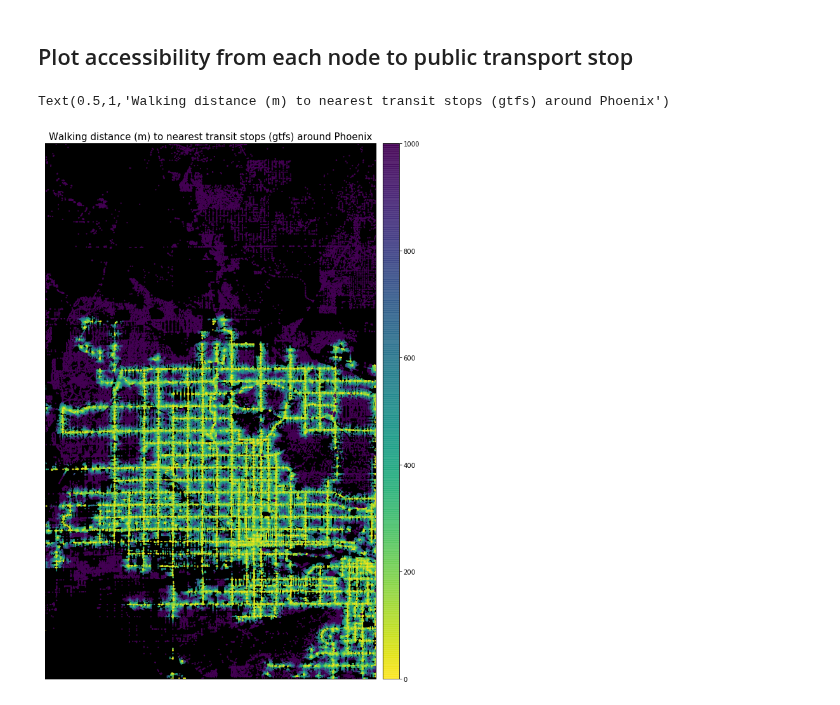
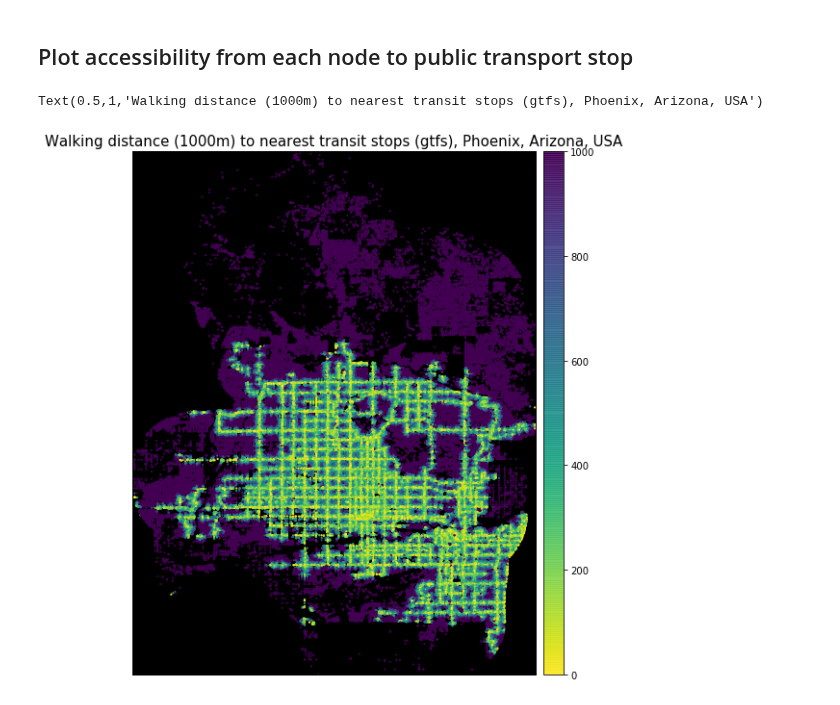
Before and after one commit to healthysustainablecities/global-indicators, a Jupyter notebook: process/4_phoenix_access_transport.ipynb, the cells around one changed output. Saved outputs shown, nothing was run; the diff lists cells and outputs as text; code cells hidden in the pictures.

Commit message:
clean configeration set up and update accessibility with OSM pedestrain network

```diff
--- a/process/4_phoenix_access_transport.ipynb
+++ b/process/4_phoenix_access_transport.ipynb
@@ -52,8 +92,3 @@ Phx_metrostops.head()
 # %% [markdown]
 ## Load the OSM streetnetwork graph using OSMnx
-# %%
-place = 'Phoenix, Arizona, USA'
-# %%
-Phx_osm_all = ox.load_graphml('{studyregion}_all{suffix}.graphml'.format(studyregion = place, suffix = config.time), folder = config.OSM_data_loc)
-Phx_osm_all_gdfs = ox.graph_to_gdfs(Phx_osm_all, nodes=False, edges=True, fill_edge_geometry=True)
 # %%
@@ -107,7 +149,7 @@ Network with 205,891 nodes loaded from HDF5 in 28.77 secs
 network.precompute(distance + 1)
 # %%
 # initialize a category for all amenities with the locations specified by the lon and lat columns
-network.set_pois(category='all', maxdist=distance, maxitems=num_pois, x_col=Phx_metrostops['stop_lon'], y_col=Phx_metrostops['stop_lat'])
+network.set_pois(category='all', maxdist=distance, maxitems=num_pois, x_col=gdf_stops['stop_lon'], y_col=gdf_stops['stop_lat'])
 # %%
 # searches for the n nearest amenities (of all types) to each node in the network
 all_access = network.nearest_pois(distance=distance, category='all', num_pois=num_pois)
@@ -128,42 +169,12 @@ all_access.head()
 # %% [markdown]
 ## Plot accessibility from each node to public transport stop
-# %%
-# keyword arguments to pass for the matplotlib figure
-bbox_aspect_ratio = (bbox[2] - bbox[0]) / (bbox[3] - bbox[1])
-fig_kwargs = {'facecolor':'w',
-              'figsize':(10, 10 * bbox_aspect_ratio)}
-
-# keyword arguments to pass for scatter plots
-plot_kwargs = {'s':5,
-               'alpha':0.9,
-               'cmap':'viridis_r',
-               'edgecolor':'none'}
-
-# network aggregation plots are the same as regular scatter plots, but without a reversed colormap
-agg_plot_kwargs = plot_kwargs.copy()
-agg_plot_kwargs['cmap'] = 'viridis'
-
-# keyword arguments to pass for hex bin plots
-hex_plot_kwargs = {'gridsize':60,
-                   'alpha':0.9,
-                   'cmap':'viridis_r',
-                   'edgecolor':'none'}
-
-# keyword arguments to pass to make the colorbar
-cbar_kwargs = {}
-
-# keyword arguments to pass to basemap
-bmap_kwargs = {}
-
-# color to make the background of the axis
-bgcolor = 'k'
 # %%
 # distance to the nearest amenity of any type
 n = 1
-bmap, fig, ax = network.plot(all_access[n], bbox=bbox, plot_kwargs=plot_kwargs, fig_kwargs=fig_kwargs, bmap_kwargs=bmap_kwargs, cbar_kwargs=cbar_kwargs)
+bmap, fig, ax = network.plot(all_access[n], plot_kwargs=plot_kwargs, fig_kwargs=fig_kwargs, bmap_kwargs=bmap_kwargs, cbar_kwargs=cbar_kwargs)
 ax.set_facecolor(bgcolor)
-ax.set_title('Walking distance (m) to nearest transit stops (gtfs) around Phoenix', fontsize=15)
-#fig.savefig('images/accessibility-shop-phx.png', dpi=200, bbox_inches='tight')
+ax.set_title('Walking distance ({}m) to nearest transit stops (gtfs), {}'.format(distance, place), fontsize=15)
+#fig.savefig('images/accessibility-stops-phx.png', dpi=200, bbox_inches='tight')
 # %% [output]
-Text(0.5,1,'Walking distance (m) to nearest transit stops (gtfs) around Phoenix')
+Text(0.5,1,'Walking distance (1000m) to nearest transit stops (gtfs), Phoenix, Arizona, USA')
-[figure, old version]
+[figure, new version]
```
Also changed, not shown: parts of 17 cells of this notebook, 2 other files.
